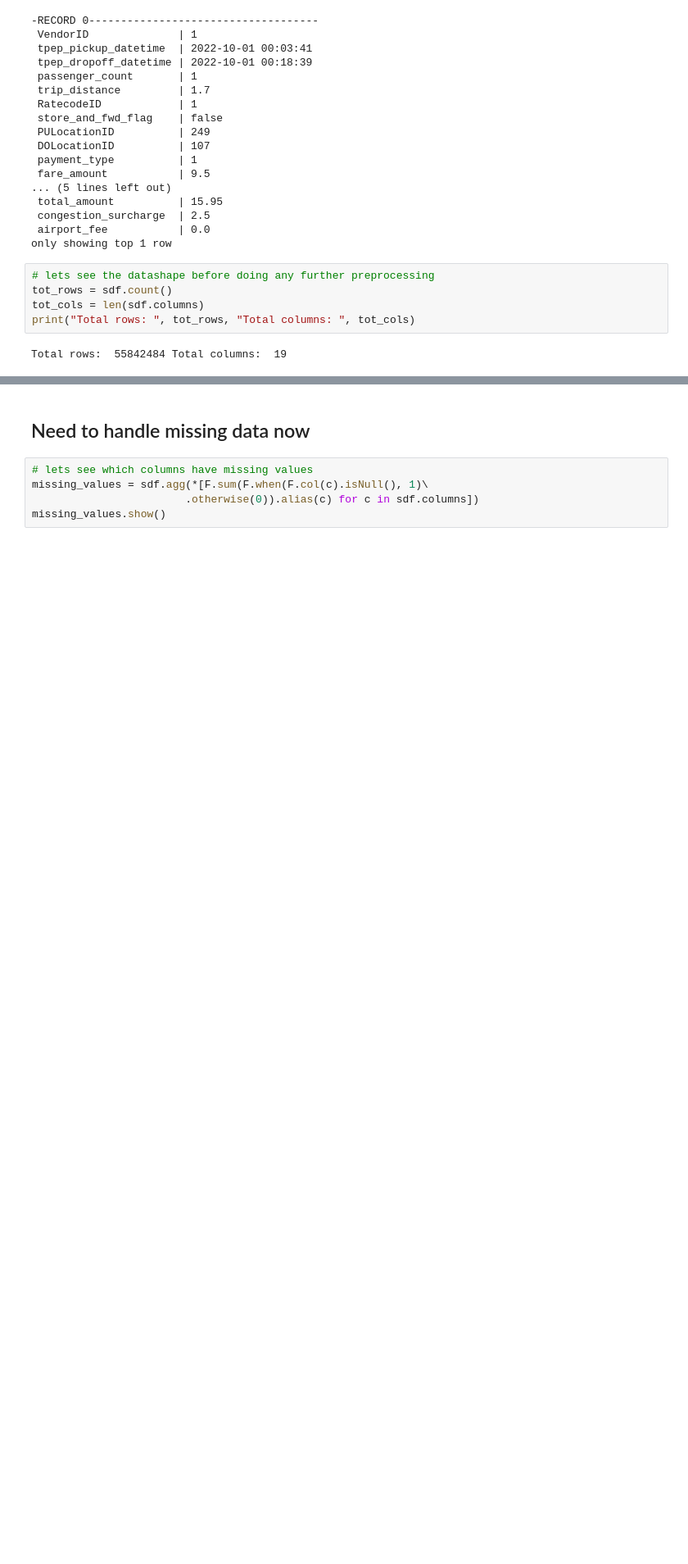
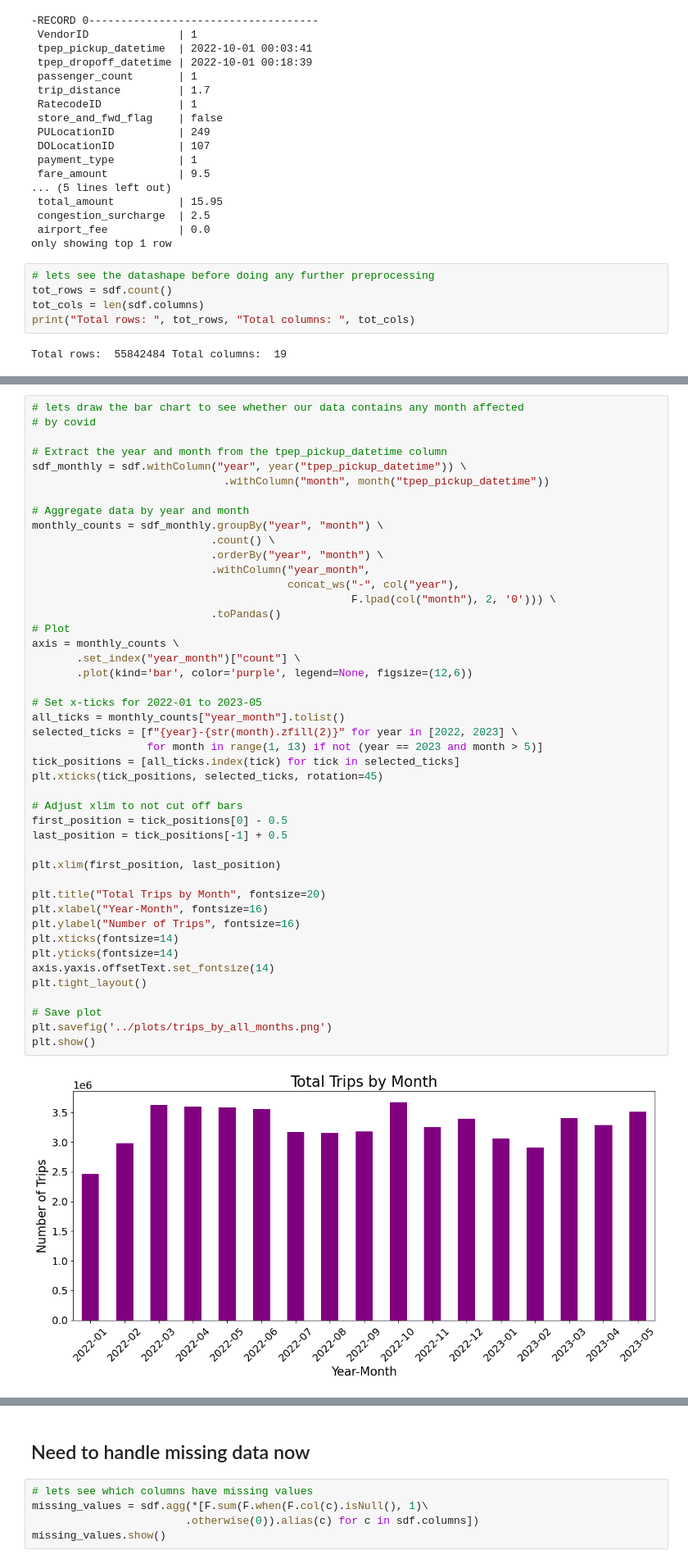
Before and after one commit to umu5/NYC-YellowTaxi-Demand-Analysis, a Jupyter notebook: notebooks/preprocess.ipynb, the cells around one changed output, grey strips where cells are left out. Shown at 82% size. Saved outputs shown, nothing was run; the diff lists cells and outputs as text; blank space fills up the shorter version.

```diff
--- a/notebooks/preprocess.ipynb
+++ b/notebooks/preprocess.ipynb
@@ -237,0 +253,47 @@ Total rows:  55842484 Total columns:  19
+# %%
+# lets draw the bar chart to see whether our data contains any month affected
+# by covid
+
+# Extract the year and month from the tpep_pickup_datetime column
+sdf_monthly = sdf.withColumn("year", year("tpep_pickup_datetime")) \
+                              .withColumn("month", month("tpep_pickup_datetime"))
+
+# Aggregate data by year and month
+monthly_counts = sdf_monthly.groupBy("year", "month") \
+                            .count() \
+                            .orderBy("year", "month") \
+                            .withColumn("year_month",
+                                        concat_ws("-", col("year"),
+                                                  F.lpad(col("month"), 2, '0'))) \
+                            .toPandas()
+# Plot
+axis = monthly_counts \
+       .set_index("year_month")["count"] \
+       .plot(kind='bar', color='purple', legend=None, figsize=(12,6))
+
+# Set x-ticks for 2022-01 to 2023-05
+all_ticks = monthly_counts["year_month"].tolist()
+selected_ticks = [f"{year}-{str(month).zfill(2)}" for year in [2022, 2023] \
+                  for month in range(1, 13) if not (year == 2023 and month > 5)]
+tick_positions = [all_ticks.index(tick) for tick in selected_ticks]
+plt.xticks(tick_positions, selected_ticks, rotation=45)
+
+# Adjust xlim to not cut off bars
+first_position = tick_positions[0] - 0.5
+last_position = tick_positions[-1] + 0.5
+
+plt.xlim(first_position, last_position)
+
+plt.title("Total Trips by Month", fontsize=20)
+plt.xlabel("Year-Month", fontsize=16)
+plt.ylabel("Number of Trips", fontsize=16)
+plt.xticks(fontsize=14)
+plt.yticks(fontsize=14)
+axis.yaxis.offsetText.set_fontsize(14)
+plt.tight_layout()
+
+# Save plot
+plt.savefig('../plots/trips_by_all_months.png')
+plt.show()
+# %% [output]
+[figure, added]
```
Also changed, not shown: parts of 16 cells of this notebook, 14 other files.
